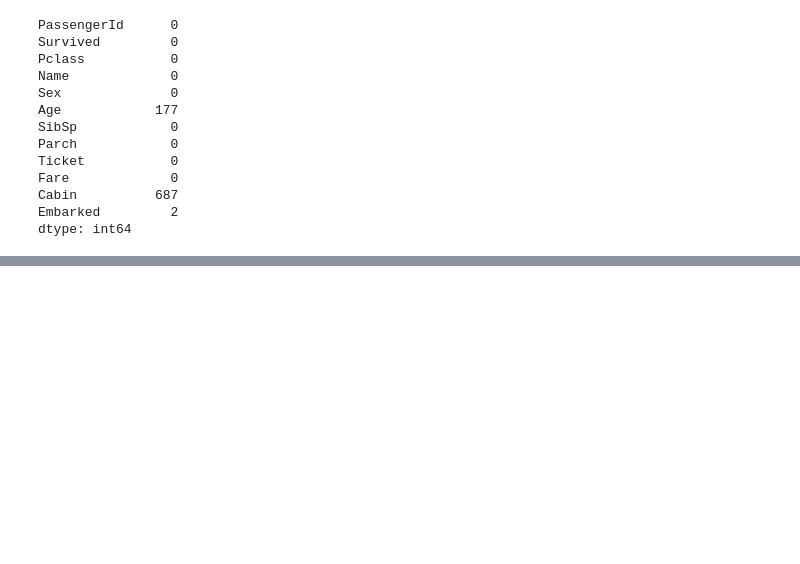
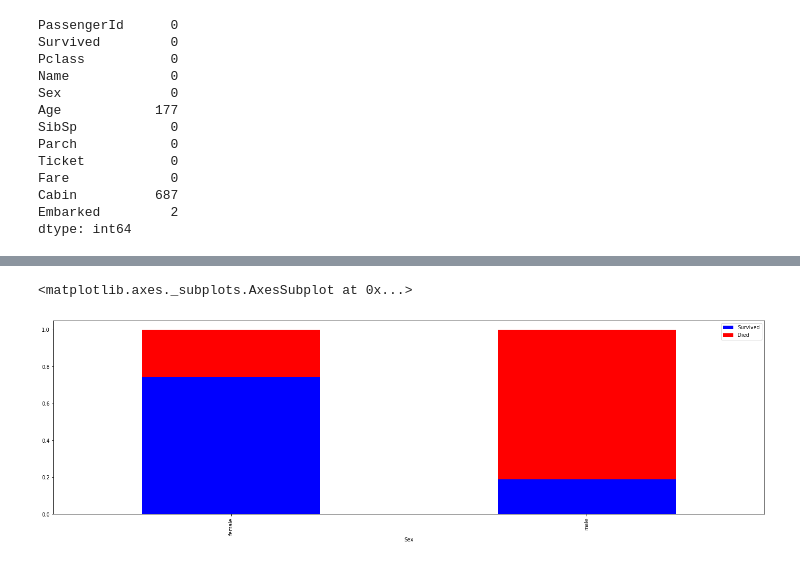
Before and after one commit to Shalmalee15/Titanic---Machine-Learning-from-Disaster, a Jupyter notebook: titanic_ML.ipynb, the cells around one changed output, grey strips where cells are left out. Cells and saved outputs as stored; diff of their text form; code cells hidden in the pictures; blank space fills up the shorter version.

```diff
--- a/titanic_ML.ipynb
+++ b/titanic_ML.ipynb
@@ -61,3 +61,6 @@ Fare             0
 Cabin          687
 Embarked         2
 dtype: int64
+# %%
+train_data['Age']=train_data['Age'].fillna(0)
+train_data.isna().sum()
@@ -63,0 +81,3 @@ dtype: int64
+# %%
+train_data['Age'] = train_data['Age'].fillna(train_data['Age'].median())
+train_data.isna().sum()
@@ -63,0 +98,8 @@ dtype: int64
+# %%
+train_data['Died'] = 1 - train_data['Survived']
+
+train_data.groupby('Sex').agg('mean')[['Survived', 'Died']].plot(kind='bar', figsize=(25, 7),
+                                                           stacked=True, colors=['blue', 'r'])
+# %% [output]
+<matplotlib.axes._subplots.AxesSubplot at 0x...>
+[figure, added]
```
Also changed, not shown: parts of 6 cells of this notebook.
